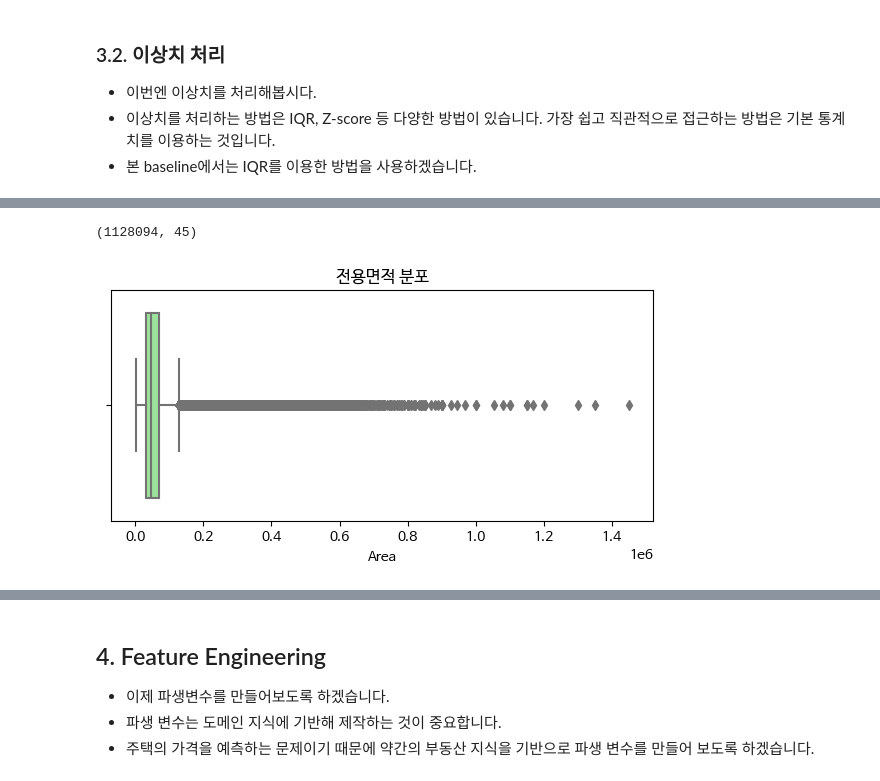
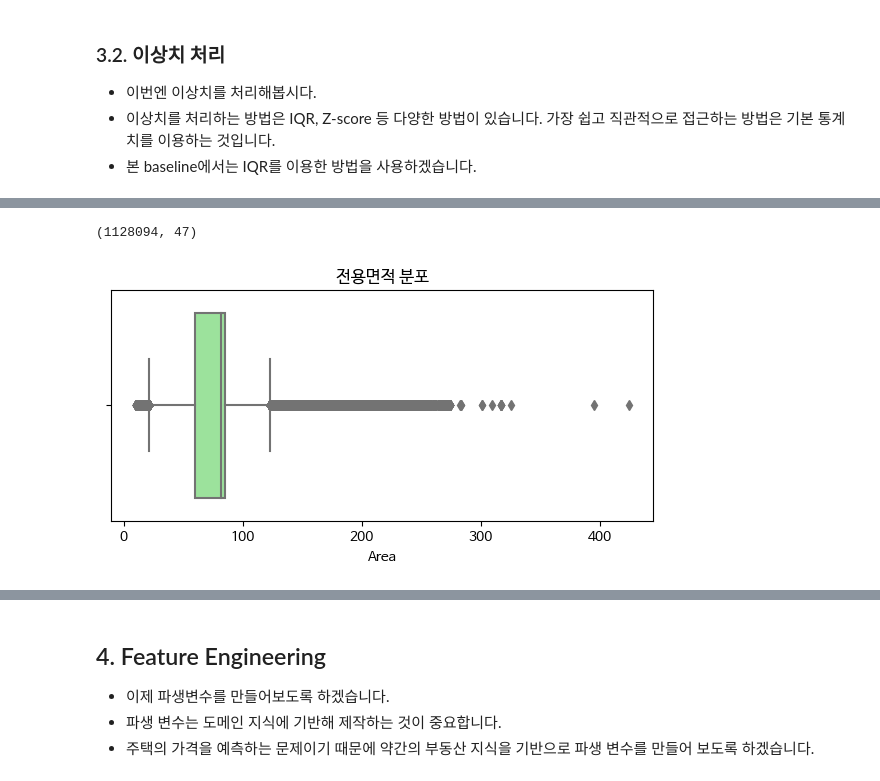
Before and after one commit to UpstageAILab6/upstage-ml-regression-ml-5_pub, a Jupyter notebook: baseline_code.ipynb, the cells around one changed output, grey strips where cells are left out. Saved outputs shown, nothing was run; the diff lists cells and outputs as text; code cells hidden in the pictures.

```diff
--- a/baseline_code.ipynb
+++ b/baseline_code.ipynb
@@ -278,3 +278,24 @@ print("범주형 변수:", categorical_columns)
 # %% [output]
 연속형 변수: ['전용면적', '계약년월', '계약일', '층', '건축년도', 'k-전체동수', 'k-전체세대수', 'k-연면적', 'k-주거전용면적', 'k-관리비부과면적', 'k-전용면적별세대현황(60㎡이하)', 'k-전용면적별세대현황(60㎡~85㎡이하)', 'k-85㎡~135㎡이하', '건축면적', '주차대수', '좌표X', '좌표Y', 'targe ...
 범주형 변수: ['시군구', '번지', '본번', '부번', '아파트명', '도로명', 'k-단지분류(아파트,주상복합등등)', 'k-전화번호', 'k-팩스번호', 'k-세대타입(분양형태)', 'k-관리방식', 'k-복도유형', 'k-난방방식', 'k-건설사(시공사)', 'k-시행사', 'k-사용검사일-사용승인일', 'k-수정일자', '고용보험관리번호', ' ...
+# %%
+# 이산형과 연속형 변수 분리
+# 이산형 변수 목록
+discrete_vars = ['계약년월', '계약일', '층', '건축년도', 'k-전체동수',
+                 'k-전체세대수', 'k-전용면적별세대현황(60㎡이하)',
+                 'k-전용면적별세대현황(60㎡~85㎡이하)', 'k-85㎡~135㎡이하',
+                 '주차대수', 'is_test']
+
+# 이산형 변수 추출 및 저장
+discrete_columns = [col for col in continuous_columns if col in discrete_vars]
+
+# 이산형 변수 제거 후 연속형 변수 리스트 업데이트
+continuous_columns = [col for col in continuous_columns if col not in discrete_vars]
+
+# 좌표 정보는 선형 보간에서 제외
+del continuous_columns[-2]
+del continuous_columns[-2]
+
+# 결과 확인
+print("이산형 변수: ", discrete_columns)
+print("연속형 변수: ", continuous_columns)
@@ -286,3 +310,9 @@ concat_select[categorical_columns] = concat_select[categorical_columns].fillna('
 
 # 연속형 변수에 대한 보간 (선형 보간)
 concat_select[continuous_columns] = concat_select[continuous_columns].interpolate(method='linear', axis=0)
+
+# 이산형 변수에 대한 보간
+for col in discrete_columns:
+    if concat_select[col].isnull().any():  # 결측치가 있는 경우만 처리
+        mode_value = concat_select[col].mode()[0]  # 최빈값 계산
+        concat_select[col].fillna(mode_value, inplace=True)  # 결측치 대체
@@ -288,0 +330,15 @@ concat_select[continuous_columns] = concat_select[continuous_columns].interpolat
+# %%
+# 좌표값 결측치 동 좌표값으로 대체
+dong_path = '서울시_행정동_좌표.csv'
+dong_df = pd.read_csv(dong_path)
+
+# dong_df에서 'dong'을 기준으로 좌표 딕셔너리 생성
+lat_dict = dong_df.set_index('dong')['lat'].to_dict()
+lng_dict = dong_df.set_index('dong')['lng'].to_dict()
+
+# '좌표X'와 '좌표Y'가 결측치인 경우 'lat', 'lng' 값으로 대체
+concat_select['좌표X'] = concat_select['좌표X'].fillna(concat_select['동'].map(lat_dict))
+concat_select['좌표Y'] = concat_select['좌표Y'].fillna(concat_select['동'].map(lng_dict))
+
+# 결과 확인
+print(concat_select[['동', '좌표X', '좌표Y']].head())
@@ -320,16 +383,16 @@ EDA를 통해 변수들의 흐름을 조금 더 파악하고 더 나은 interpol
 # 이상치 제거 이전의 shape은 아래와 같습니다.
 print(concat_select.shape)
 # %% [output]
-(1128094, 45)
+(1128094, 47)
 # %%
 # 대표적인 연속형 변수인 “전용 면적” 변수 관련한 분포를 먼저 살펴보도록 하겠습니다.
 fig = plt.figure(figsize=(7, 3))
-sns.boxplot(data = concat_select, x = 'target', color='lightgreen')
+sns.boxplot(data = concat_select, x = '전용면적', color='lightgreen')
 plt.title('전용면적 분포')
 plt.xlabel('Area')
 plt.show()
 # %% [output]
-[figure, old version]
+[figure, new version]
 # %%
 # 이상치 제거 방법에는 IQR을 이용하겠습니다.
 def remove_outliers_iqr(dt, column_name):
```
Also changed, not shown: parts of 48 cells of this notebook.
